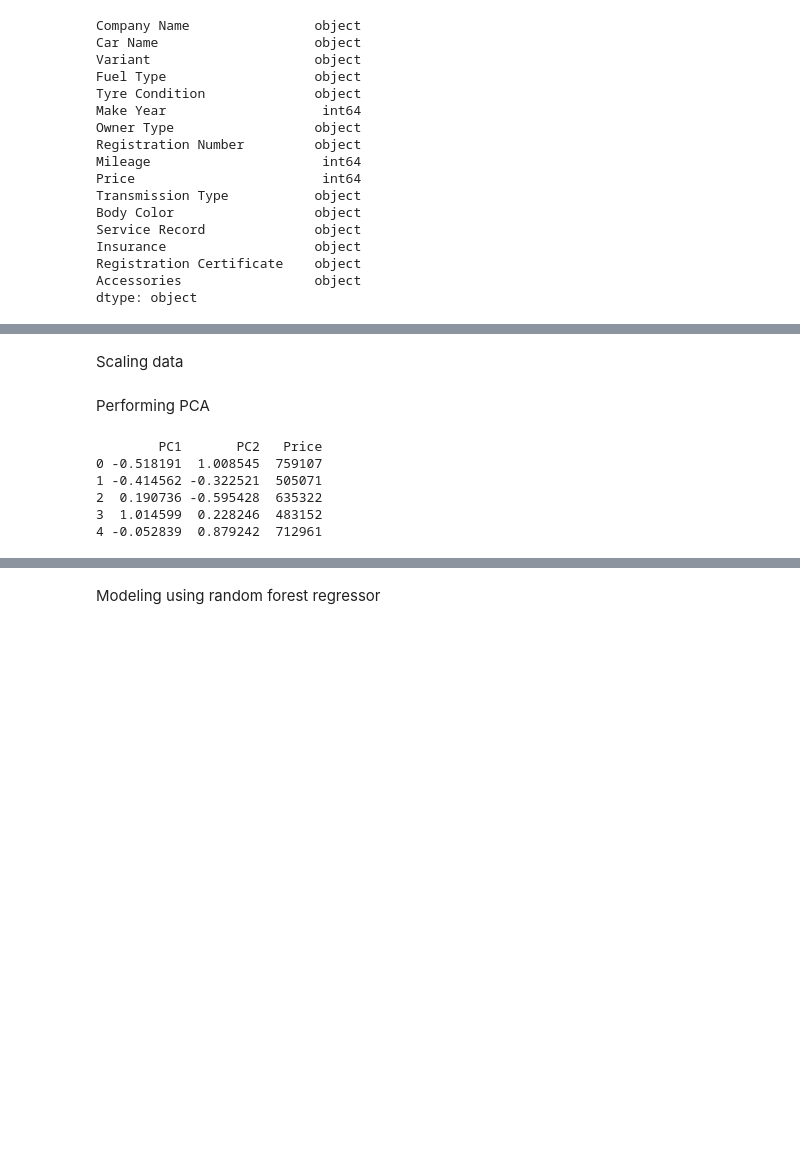
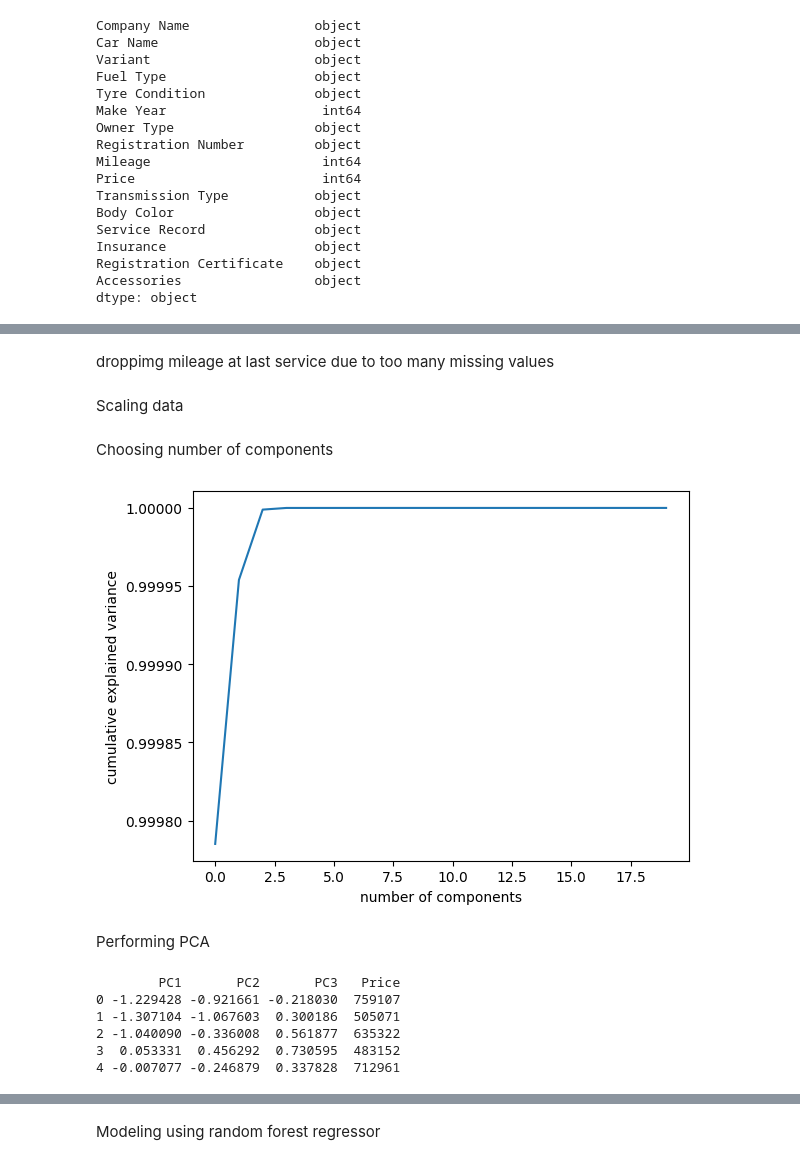
Before and after one commit to ericmuga253/ML_2, a Jupyter notebook: week1project.ipynb, the cells around one changed output, grey strips where cells are left out. Saved outputs shown, nothing was run; the diff lists cells and outputs as text; code cells hidden in the pictures; blank space fills up the shorter version.

```diff
--- a/week1project.ipynb
+++ b/week1project.ipynb
@@ -153,9 +219,23 @@ Accessories                 int64
 dtype: object
+# %% [markdown]
+droppimg mileage at last service due to too many missing values
+# %%
+cars.drop(columns=['Mileage at Last Service'], inplace=True)
 # %% [markdown]
 Scaling data
 # %%
 scaler=StandardScaler()
 scaled_data=scaler.fit_transform(cars.drop('Price',axis=1))
+# %% [markdown]
+Choosing number of components
+# %%
+pca = PCA().fit(cars.drop('Price',axis=1))
+plt.plot(np.cumsum(pca.explained_variance_ratio_))
+plt.xlabel('number of components')
+plt.ylabel('cumulative explained variance')
+plt.show()
+# %% [output]
+[figure, added]
 # %% [markdown]
 Performing PCA
 # %%
@@ -163,15 +243,15 @@ pca=PCA(n_components=2)
 x_pca=pca.fit_transform(scaled_data)
 # %%
-pca_df=pd.DataFrame(data=x_pca,columns=['PC1','PC2'])
+pca_df=pd.DataFrame(data=x_pca,columns=['PC1','PC2','PC3'])
 pca_df['Price']=cars['Price']
 print(pca_df.head())
 # %% [output]
-        PC1       PC2   Price
-0 -0.518191  1.008545  759107
-1 -0.414562 -0.322521  505071
-2  0.190736 -0.595428  635322
-3  1.014599  0.228246  483152
-4 -0.052839  0.879242  712961
+        PC1       PC2       PC3   Price
+0 -1.229428 -0.921661 -0.218030  759107
+1 -1.307104 -1.067603  0.300186  505071
+2 -1.040090 -0.336008  0.561877  635322
+3  0.053331  0.456292  0.730595  483152
+4 -0.007077 -0.246879  0.337828  712961
 # %%
 explained_variance=pca.explained_variance_ratio_
 print(explained_variance)
```
Also changed, not shown: parts of 20 cells of this notebook.
